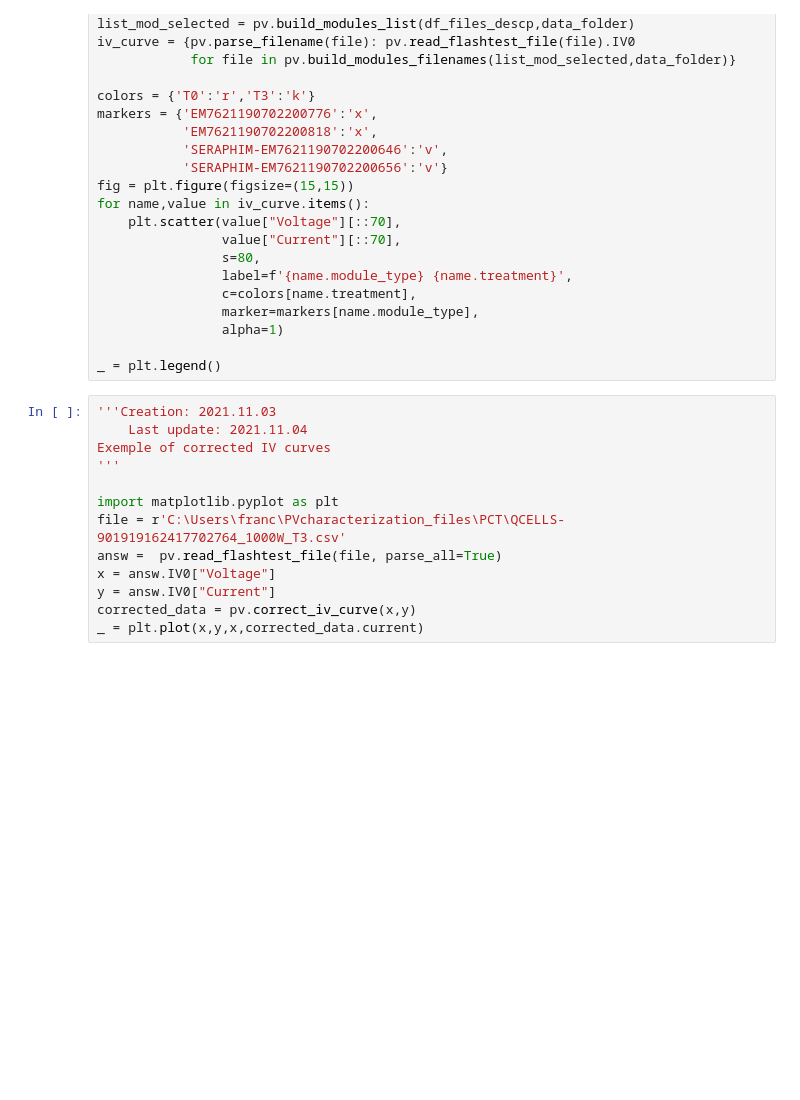
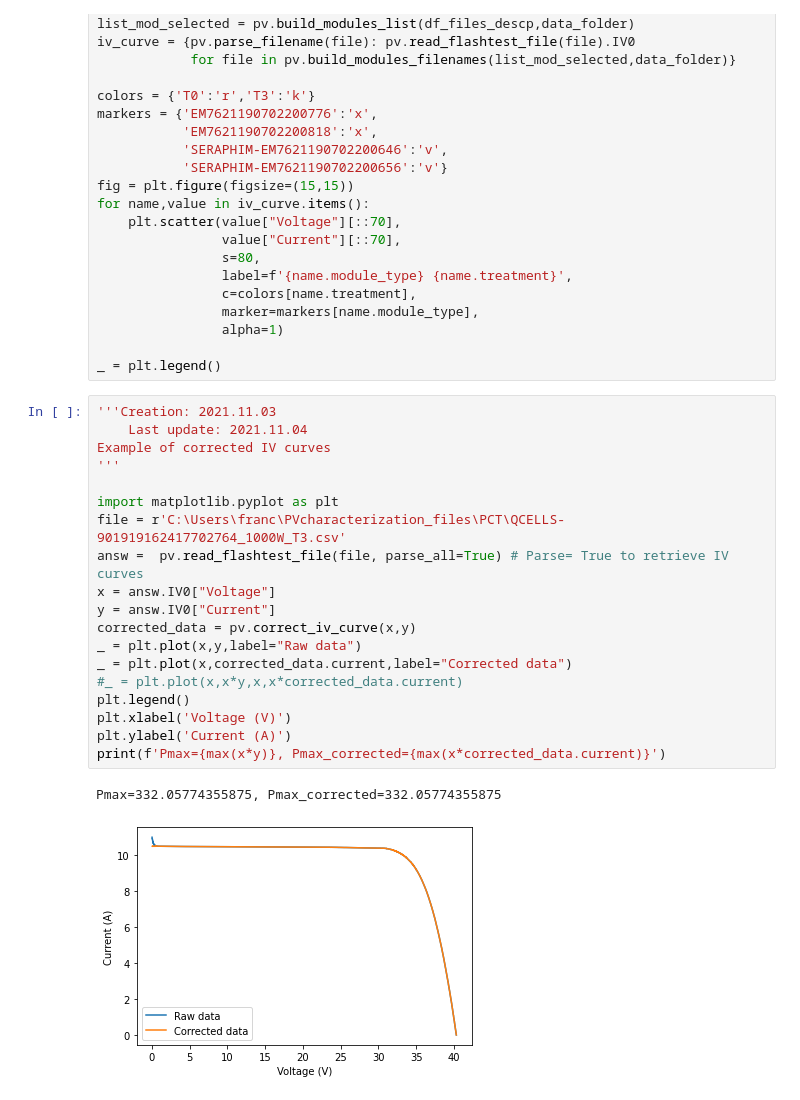
Before and after one commit to Bertin-fap/PVcharacterization, a Jupyter notebook: Module_aging.ipynb, the cells around one changed output. Drawn from its saved outputs; the diff is of its cells as text; blank space fills up the shorter version.

Commit message:
Correction factor modification. Added cells in Module_aging.ipynb to show how to use corrected IV curves

```diff
--- a/Module_aging.ipynb
+++ b/Module_aging.ipynb
@@ -224,13 +230,22 @@ _ = plt.legend()
 # %%
 '''Creation: 2021.11.03
     Last update: 2021.11.04
-Exemple of corrected IV curves
+Example of corrected IV curves
 '''
 
 import matplotlib.pyplot as plt
 file = r'C:\Users\franc\PVcharacterization_files\PCT\QCELLS-901919162417702764_1000W_T3.csv'
-answ =  pv.read_flashtest_file(file, parse_all=True)
+answ =  pv.read_flashtest_file(file, parse_all=True) # Parse= True to retrieve IV curves
 x = answ.IV0["Voltage"]
 y = answ.IV0["Current"]
 corrected_data = pv.correct_iv_curve(x,y)
-_ = plt.plot(x,y,x,corrected_data.current)
+_ = plt.plot(x,y,label="Raw data")
+_ = plt.plot(x,corrected_data.current,label="Corrected data")
+#_ = plt.plot(x,x*y,x,x*corrected_data.current)
+plt.legend()
+plt.xlabel('Voltage (V)')
+plt.ylabel('Current (A)')
+print(f'Pmax={max(x*y)}, Pmax_corrected={max(x*corrected_data.current)}')
+# %% [output]
+Pmax=332.05774355875, Pmax_corrected=332.05774355875
+[figure, added]
```
Also changed, not shown: parts of 4 cells of this notebook, 1 other file.
